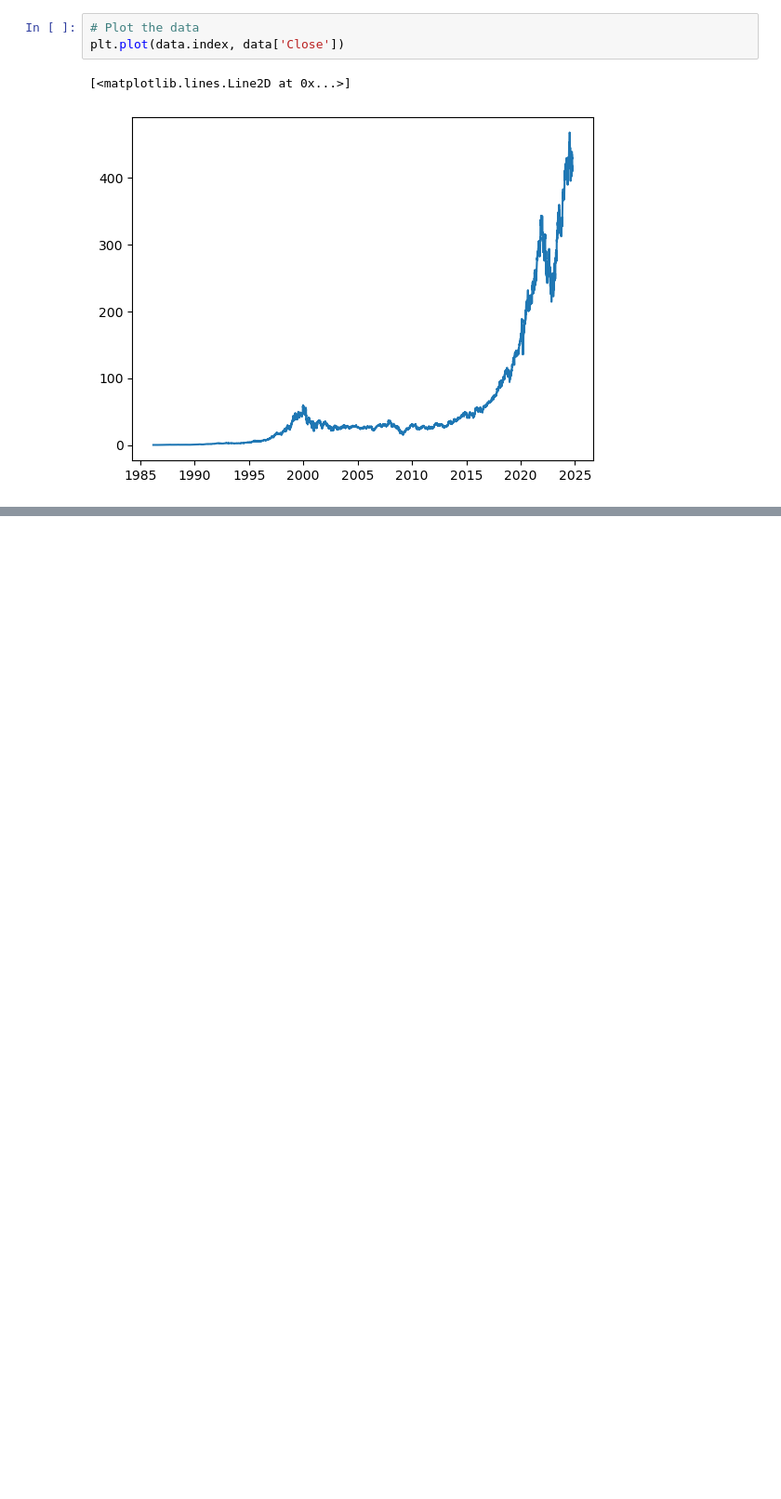
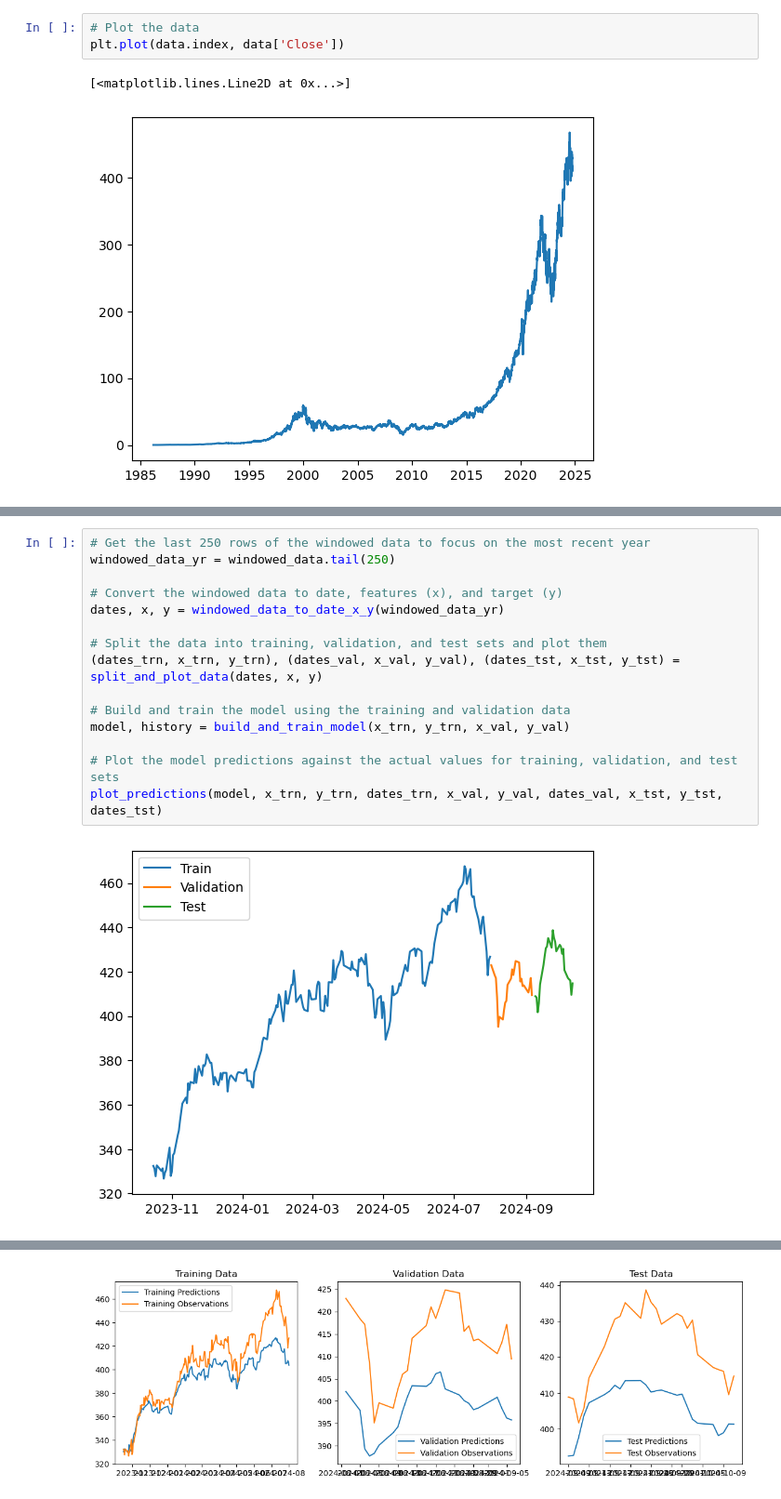
Before and after one commit to ai-saleh/codealpha_tasks_stock-price-prediction, a Jupyter notebook: stock-price-prediction.ipynb, the cells around one changed output, grey strips where cells are left out. Shown at 93% size. Saved outputs shown, nothing was run; the diff lists cells and outputs as text; blank space fills up the shorter version.

```diff
--- a/stock-price-prediction.ipynb
+++ b/stock-price-prediction.ipynb
@@ -152,0 +555,17 @@ plt.legend(['Train', 'Validation', 'Test'])
+# %%
+# Get the last 250 rows of the windowed data to focus on the most recent year
+windowed_data_yr = windowed_data.tail(250)
+
+# Convert the windowed data to date, features (x), and target (y)
+dates, x, y = windowed_data_to_date_x_y(windowed_data_yr)
+
+# Split the data into training, validation, and test sets and plot them
+(dates_trn, x_trn, y_trn), (dates_val, x_val, y_val), (dates_tst, x_tst, y_tst) = split_and_plot_data(dates, x, y)
+
+# Build and train the model using the training and validation data
+model, history = build_and_train_model(x_trn, y_trn, x_val, y_val)
+
+# Plot the model predictions against the actual values for training, validation, and test sets
+plot_predictions(model, x_trn, y_trn, dates_trn, x_val, y_val, dates_val, x_tst, y_tst, dates_tst)
+# %% [output]
+[figure, added]
@@ -152,0 +589 @@ plt.legend(['Train', 'Validation', 'Test'])
+[figure, added]
```
Also changed, not shown: parts of 33 cells of this notebook.
